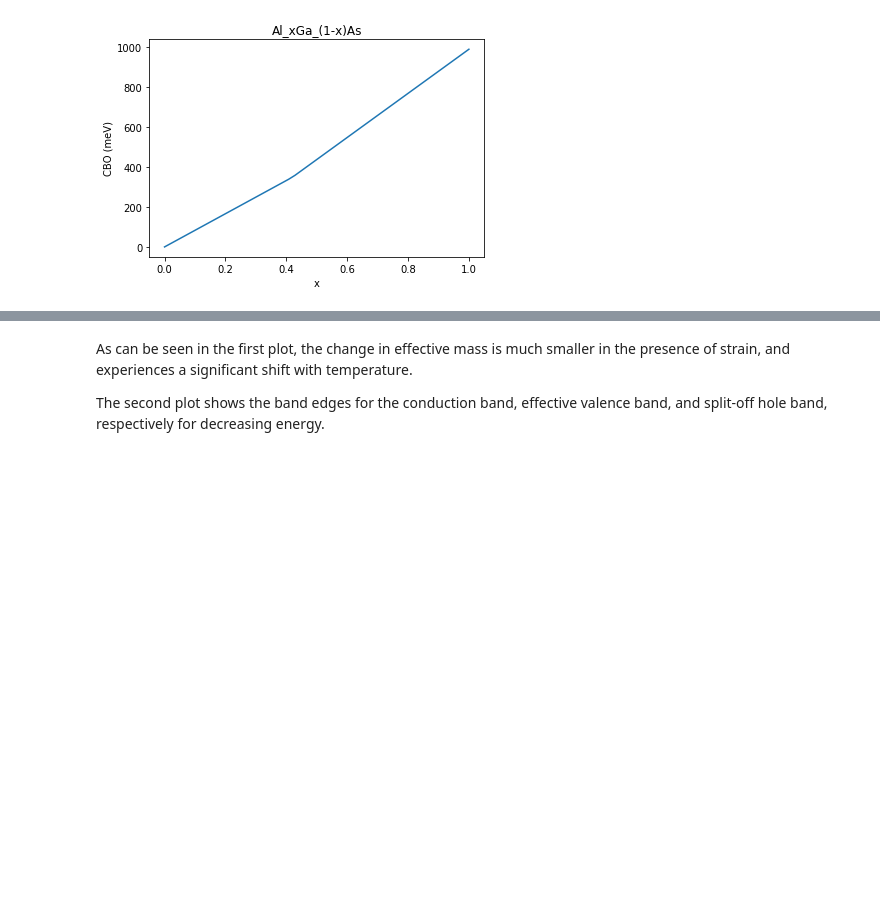
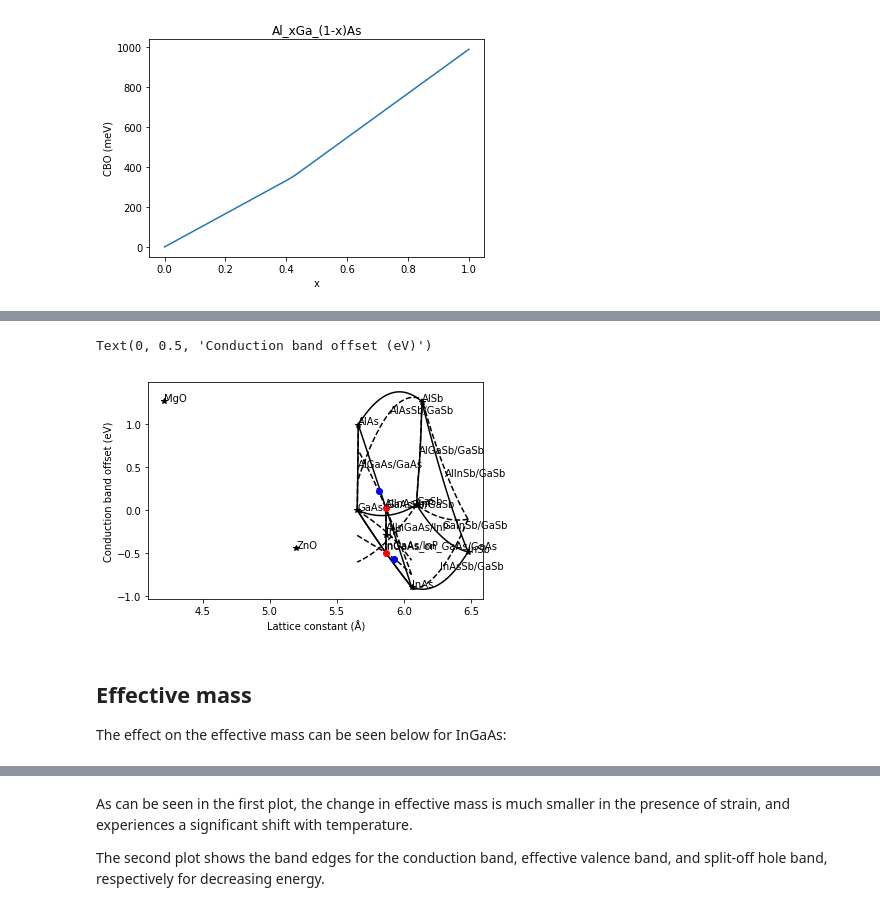
Before and after one commit to mfranckie/aftershoq, a Jupyter notebook: examples/notebooks/Materials_guide.ipynb, the cells around one changed output, grey strips where cells are left out. Cells and saved outputs as stored; diff of their text form; code cells hidden in the pictures; blank space fills up the shorter version.

```diff
--- a/examples/notebooks/Materials_guide.ipynb
+++ b/examples/notebooks/Materials_guide.ipynb
@@ -208,3 +211,63 @@ The effect on the effective mass can be seen below for InGaAs:
+# %%
+pl.figure('Ec vs. a0')
+
+x = np.linspace(0,1)
+
+exlude_cls = ['Material','MgOzoterac','ZnMgO','ZnO','MgO']
+
+Tlat = 300
+
+for cls in materials.__dict__.items():
+    if isinstance(cls[1],type) and cls[0] not in exlude_cls:
+        mat = cls[1](T=Tlat)
+        if mat.mat1 is None:
+            # binary material
+            pl.plot(mat.params['lattconst'],mat.params['Ec'],'*',color='black')
+            pl.text(mat.params['lattconst'],mat.params['Ec'],str(mat))
+        else:
+            # alloy
+            if cls[0] == 'InGaAs_on_GaAs':
+                # Add InGaAs on GaAs, exclude parameters from ArentJAP1989 for consistency
+                mat = InGaAs(T=Tlat)
+                mat.substrate = GaAs(T=Tlat)
+            Ec = []
+            Ecs = []
+            a0 = []
+            for xx in x:
+                mat.strained = False
+                mat.updateAlloy(xx)
+                Ec.append(mat.params['Ec'])
+                a0.append(mat.params['lattconst'])
+                mat.calcStrain()
+                Ecs.append(mat.params['Ec'])
+
+            textposy = (mat.mat1.params['Ec'] + mat.mat2.params['Ec'])/2
+            textposx = (mat.mat1.params['lattconst'] + mat.mat2.params['lattconst'])/2
+
+            pl.plot(a0,Ec,color='black')
+            pl.plot(a0,Ecs,'--',color='black')
+            pl.text(textposx,textposy,cls[0]+"/"+str(mat.substrate))
+
+mat = InGaAs(T=Tlat)
+pl.plot(mat.params['lattconst'],mat.params['Ec'],'o',color='red')
+mat = AlInAs(T=Tlat)
+pl.plot(mat.params['lattconst'],mat.params['Ec'],'o',color='red')
+
+mat = InGaAs(x = 0.68)
+mat.calcStrain()
+pl.plot(mat.params['lattconst'],mat.params['Ec'],'o',color='blue')
+mat = AlInAs(x=1-0.38)
+mat.calcStrain()
+pl.plot(mat.params['lattconst'],mat.params['Ec'],'o',color='blue')
+
+pl.xlabel('Lattice constant (Å)')
+pl.ylabel('Conduction band offset (eV)')
+# %% [output]
+Text(0, 0.5, 'Conduction band offset (eV)')
+[figure, added]
+# %% [markdown]
+## Effective mass
+The effect on the effective mass can be seen below for InGaAs:
 # %%
 def meff(x, mat, strain=True, model = 1):
     params = []
```
Also changed, not shown: parts of 15 cells of this notebook, 4 other files.
